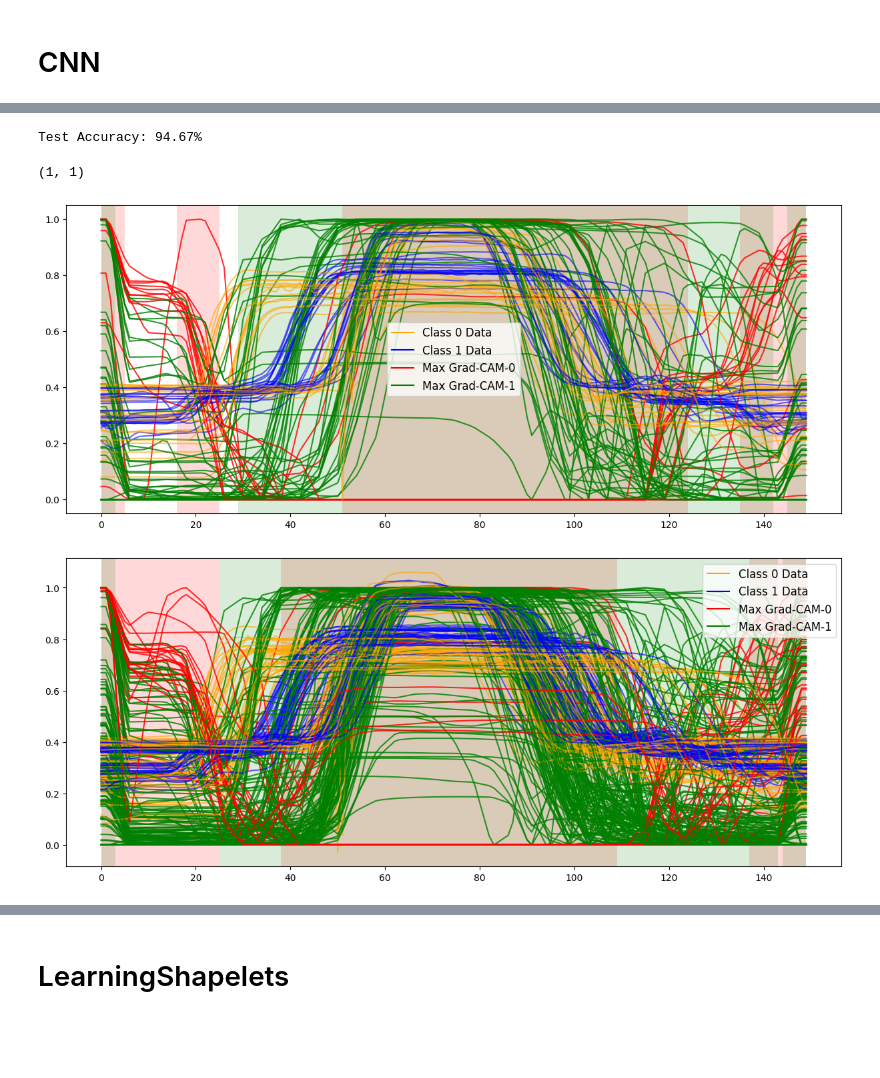
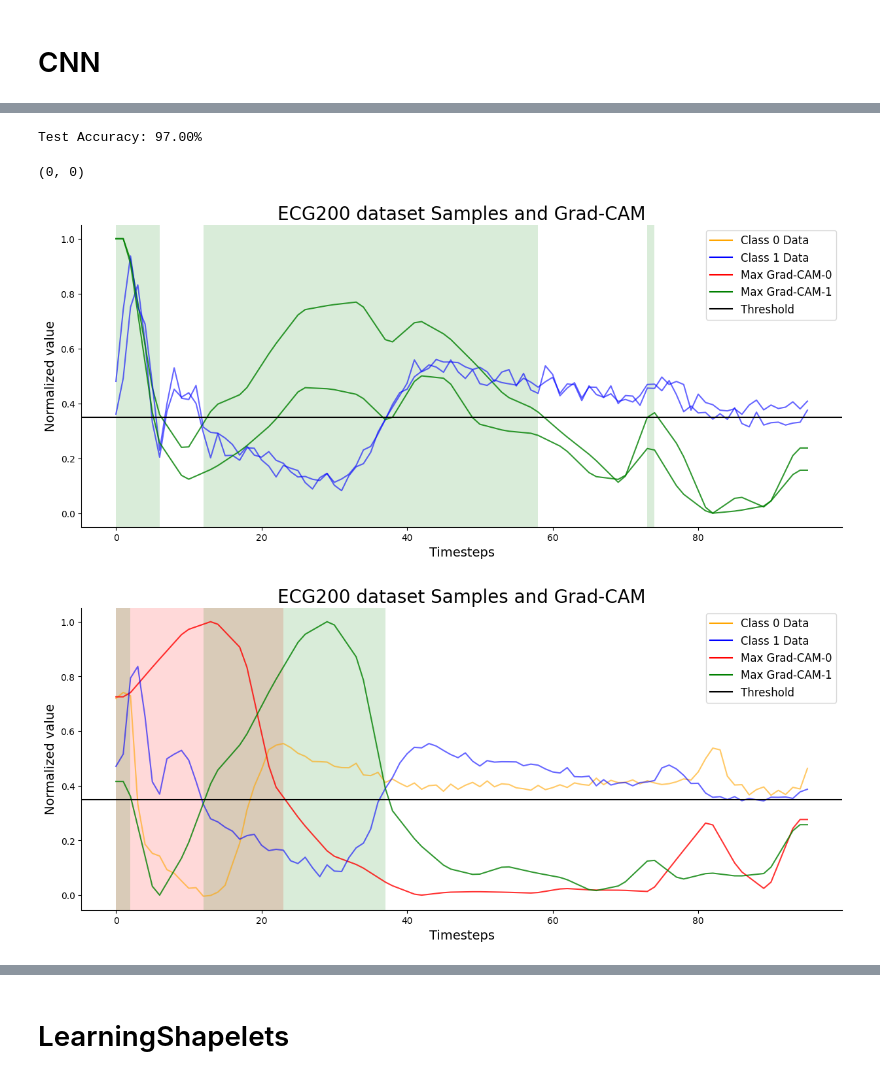
Before and after one commit to FabianWylczoch/XAI-for-Time-Series, a Jupyter notebook: SeminarNotebook.ipynb, the cells around one changed output, grey strips where cells are left out. Saved outputs shown, nothing was run; the diff lists cells and outputs as text; code cells hidden in the pictures; blank space fills up the shorter version.

Commit message:
added more datasets, random areas and sizes of areas to results

```diff
--- a/SeminarNotebook.ipynb
+++ b/SeminarNotebook.ipynb
@@ -74,3 +116,5 @@ def calculateConfidence(cnn_model, X, y):
 # %%
-datasets = [{"name": "GunPoint", 1: "Gun", 2: "No Gun"},
-            {"name": "Coffee", 0: "Robusta", 1: "Arabica"}]
+datasets = [{"name": "Coffee", 0: "Robusta", 1: "Arabica"},
+            {"name": "GunPoint", 1: "Gun", 2: "No Gun"},
+            {"name": "PowerCons", 1: "Warm season", 2: "Cold Season"},
+            {"name": "ECG200", -1: "Normal Heartbeat", 1: "Myocardial Infarction"}]
@@ -87,0 +121,9 @@ train_x, test_x = scale_dataset(train_x, test_x)
+# %%
+dataset = datasets[3] ### Hier Datensatz auswählen
+dataset_name = dataset["name"]
+
+train_x, train_y, test_x, test_y = UCR_UEA_datasets().load_dataset(dataset_name)
+train_x, test_x = scale_dataset(train_x, test_x)
+
+data = DataHandler(train_x, test_x, train_y, test_y)
+dataset_name
@@ -126,13 +172,17 @@ Epoch [100/100], Loss: 0.3136
+# %%
+# To load model
+cnn_model = ClassificationModel(train_x, train_y)
+cnn_model.load_model(f"./models/{dataset_name}_cnn_final.pth")
 # %%
-cnn_model.test(test_x, test_y)
+cnn_model.test(train_x, train_y)
 # %% [output]
-Test Accuracy: 94.67%
+Test Accuracy: 97.00%
 # %%
 cnn_model.classify(1, test_x, test_y) # Index, X, y - Returns predicted Label, true Label
 # %% [output]
-(1, 1)
+(0, 0)
 # %%
-threshold = 0.85
+threshold = 0.35
 cnn_areas = []
 
 for x, y in [[train_x, train_y], [test_x, test_y]]:
@@ -143,7 +193,9 @@ for x, y in [[train_x, train_y], [test_x, test_y]]:
         dataset_areas.append(getAreasFromGradCam(cam_0, cam_1, threshold))
     cnn_areas.append(dataset_areas)
 # %%
-for x, y in [[train_x, train_y], [test_x, test_y]]:
+for x, y in [[train_x[30:32], train_y[30:32]], [test_x[20:22], test_y[20:22]]]:
+# for x, y in [[train_x, train_y], [test_x, test_y]]:
+
 
     time_axis = np.arange(test_x.shape[1])
     plt.figure(figsize=(15, 6))
@@ -161,36 +213,40 @@ for x, y in [[train_x, train_y], [test_x, test_y]]:
         # Compute Grad-CAM for class 0
         cam_0 = cnn_model.grad_cam(i, x, y, 0)
         max_cam_0 = np.fmax(max_cam_0, cam_0)
         plt.plot(time_axis, cam_0, alpha=0.8, label="Max Grad-CAM-0", color="red")
 
         # Compute Grad-CAM for class 1
         cam_1 = cnn_model.grad_cam(i, x, y, 1)
         max_cam_1 = np.fmax(max_cam_1, cam_1)
         plt.plot(time_axis, cam_1, alpha=0.8, label="Max Grad-CAM-1", color="green")
 
 
     # Add grey shaded areas where Grad-CAM max values exceed the threshold
     above_threshold_0 = max_cam_0 > threshold
     above_threshold_1 = max_cam_1 > threshold
 
     for i in range(1, len(time_axis)):
         if above_threshold_0[i]:
             plt.axvspan(time_axis[i - 1], time_axis[i], color='red', alpha=0.15, lw=0)
 
     for i in range(1, len(time_axis)):
         if above_threshold_1[i]:
             plt.axvspan(time_axis[i - 1], time_axis[i], color='green', alpha=0.15, lw=0)
 
     # Add title, labels, and legend
     # pltyormalized Value", fontdict = {'fontsize' : 14})
-
-    colors = ['orange', 'blue', 'red', 'green']
+    plt.axhline(y=threshold, color="black")
+    colors = ['orange', 'blue', 'red', 'green', 'black']
     lines = [Line2D([0], [0], color=c) for c in colors]
-    labels = ['Class 0 Data', 'Class 1 Data', 'Max Grad-CAM-0', 'Max Grad-CAM-1']
+    labels = ['Class 0 Data', 'Class 1 Data', 'Max Grad-CAM-0', 'Max Grad-CAM-1', 'Threshold']
     plt.legend(lines, labels, prop={'size': 12})
+    plt.gca().set_ylabel("Normalized value", fontdict={'fontsize' : 14})
+    plt.gca().set_xlabel("Timesteps", fontdict={'fontsize' : 14})
+    plt.gca().set_title(f"{dataset_name} dataset Samples and Grad-CAM", fontdict = {'fontsize' : 20})
+    plt.gca().spines[["top", "right"]].set_visible(False)
 
     plt.show()
 # %% [output]
-[figure, old version]
+[figure, new version]
-[figure, old version]
+[figure, new version]
 # %%
```
Also changed, not shown: parts of 31 cells of this notebook, 12 other files.
